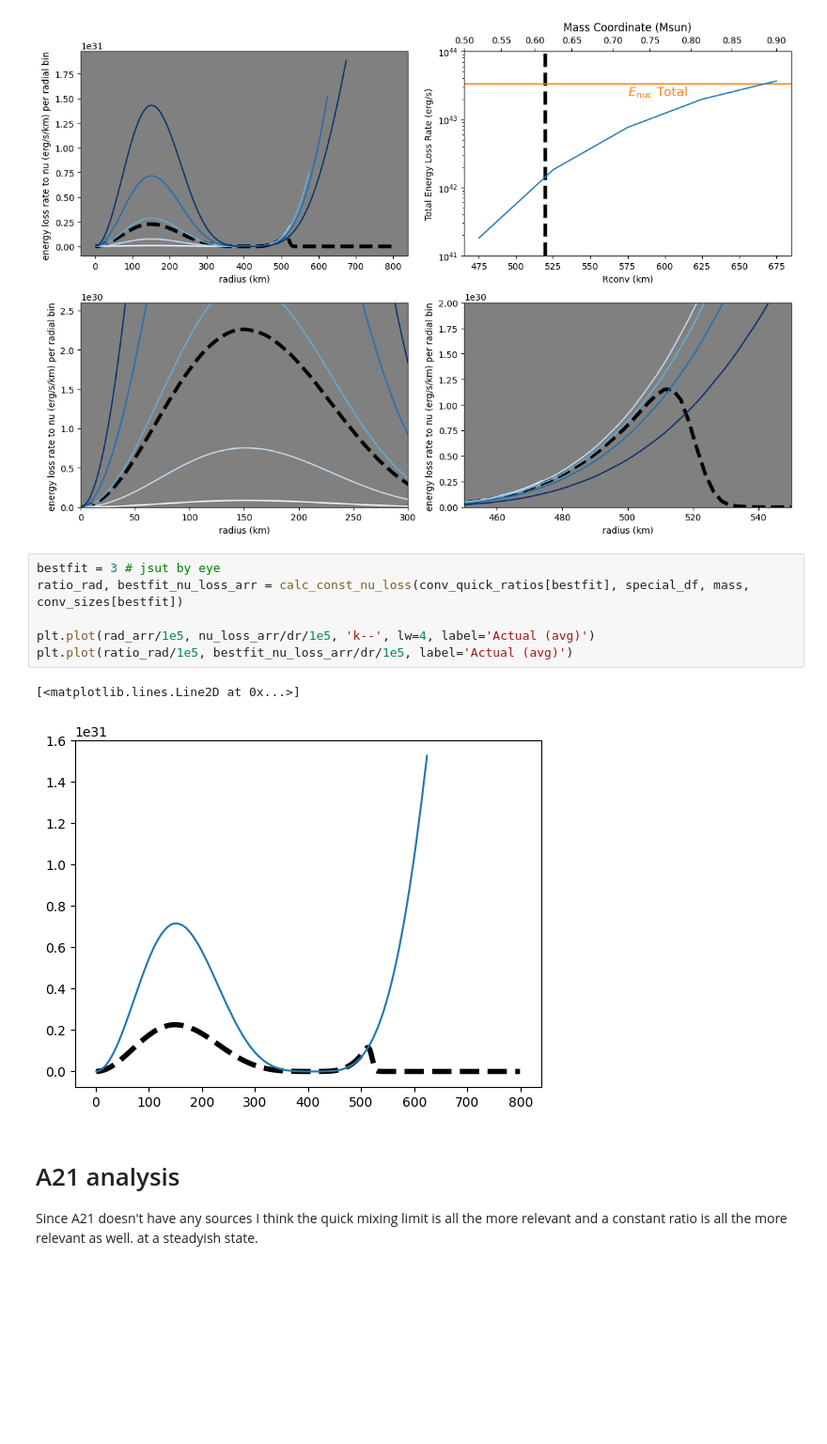
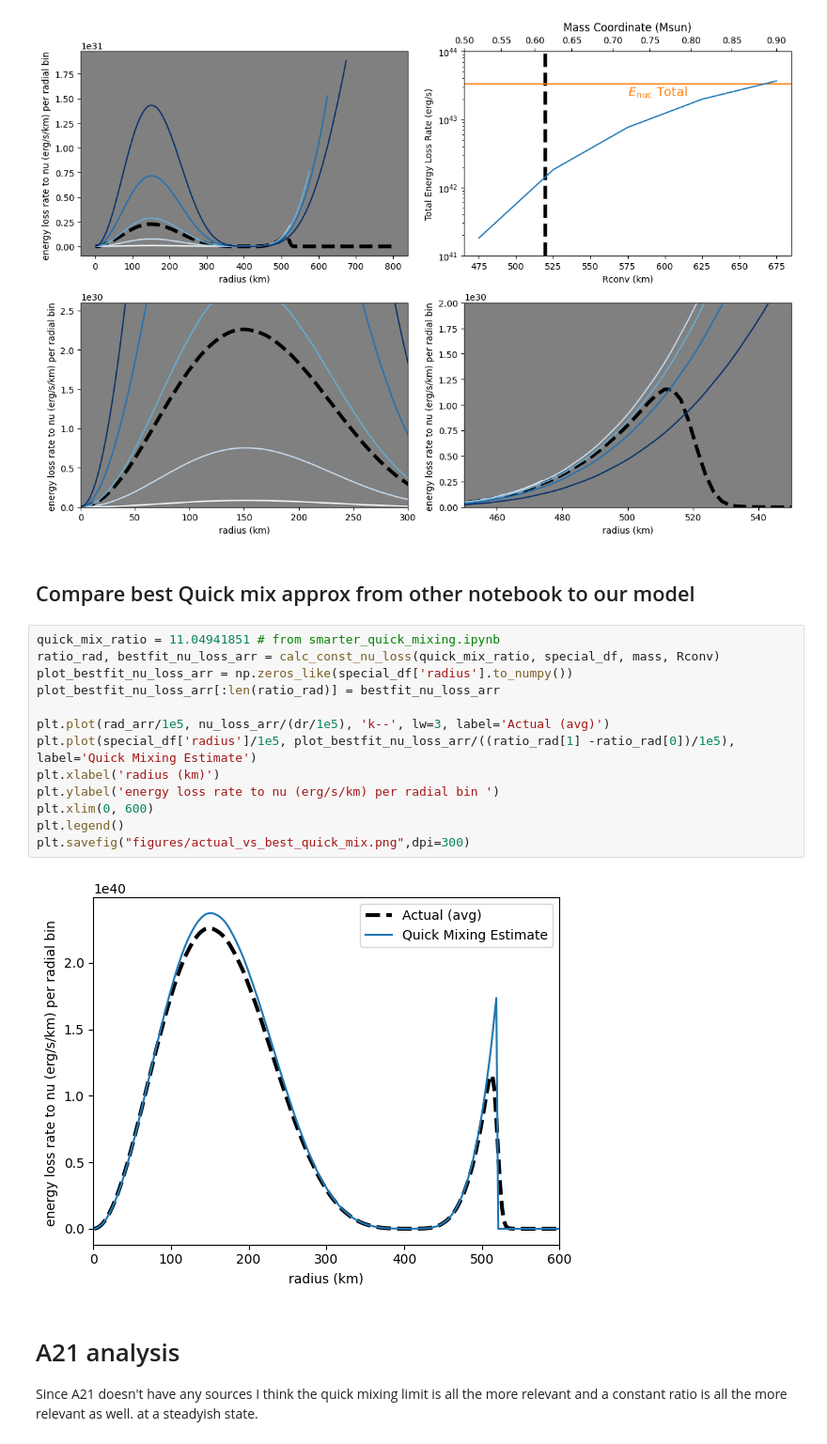
Before and after one commit to biboyd/astronum2024, a Jupyter notebook: estimated_a23_losses.ipynb, the cells around one changed output. Shown at 94% size. Cells and saved outputs as stored; diff of their text form; blank space fills up the shorter version.

Commit message:
plotting fixes and change urca total

```diff
--- a/estimated_a23_losses.ipynb
+++ b/estimated_a23_losses.ipynb
@@ -399,15 +399,23 @@ axr.set_title("Mass Coordinate (Msun)")
 465.0
 Text(0.5, 1.0, 'Mass Coordinate (Msun)')
 [figure]
+# %% [markdown]
+## Compare best Quick mix approx from other notebook to our model
 # %%
-bestfit = 3 # jsut by eye
-ratio_rad, bestfit_nu_loss_arr = calc_const_nu_loss(conv_quick_ratios[bestfit], special_df, mass, conv_sizes[bestfit])
+quick_mix_ratio = 11.04941851 # from smarter_quick_mixing.ipynb
+ratio_rad, bestfit_nu_loss_arr = calc_const_nu_loss(quick_mix_ratio, special_df, mass, Rconv)
+plot_bestfit_nu_loss_arr = np.zeros_like(special_df['radius'].to_numpy())
+plot_bestfit_nu_loss_arr[:len(ratio_rad)] = bestfit_nu_loss_arr
 
-plt.plot(rad_arr/1e5, nu_loss_arr/dr/1e5, 'k--', lw=4, label='Actual (avg)')
-plt.plot(ratio_rad/1e5, bestfit_nu_loss_arr/dr/1e5, label='Actual (avg)')
+plt.plot(rad_arr/1e5, nu_loss_arr/(dr/1e5), 'k--', lw=3, label='Actual (avg)')
+plt.plot(special_df['radius']/1e5, plot_bestfit_nu_loss_arr/((ratio_rad[1] -ratio_rad[0])/1e5), label='Quick Mixing Estimate')
+plt.xlabel('radius (km)')
+plt.ylabel('energy loss rate to nu (erg/s/km) per radial bin ')
+plt.xlim(0, 600)
+plt.legend()
+plt.savefig("figures/actual_vs_best_quick_mix.png",dpi=300)
 # %% [output]
-[<matplotlib.lines.Line2D at 0x...>]
-[figure, old version]
+[figure, new version]
 # %% [markdown]
 # A21 analysis
 Since A21 doesn't have any sources I think the quick mixing limit is all the more relevant and a constant ratio is all the more relevant as well. at a steadyish state.
```
Also changed, not shown: 3 other files.
